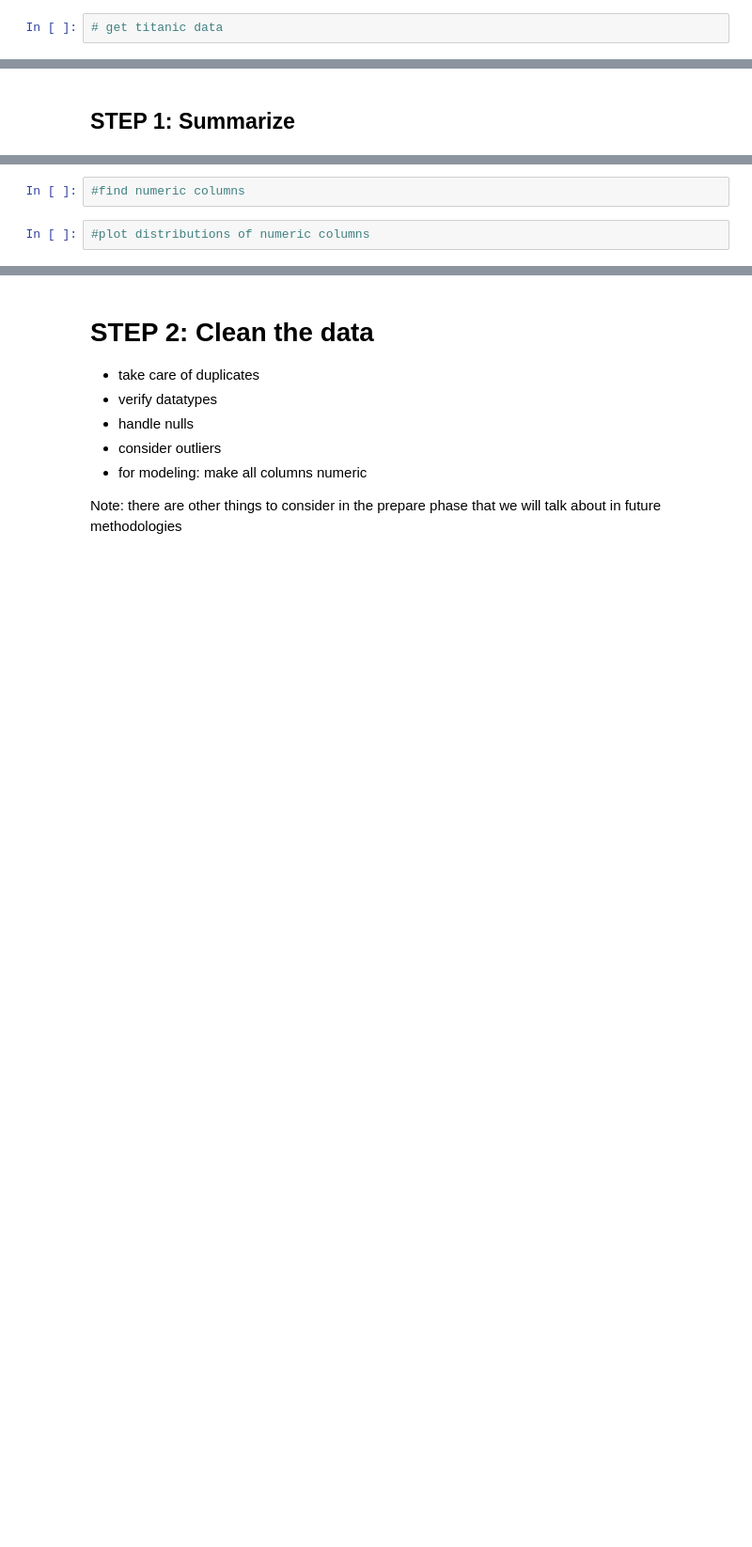
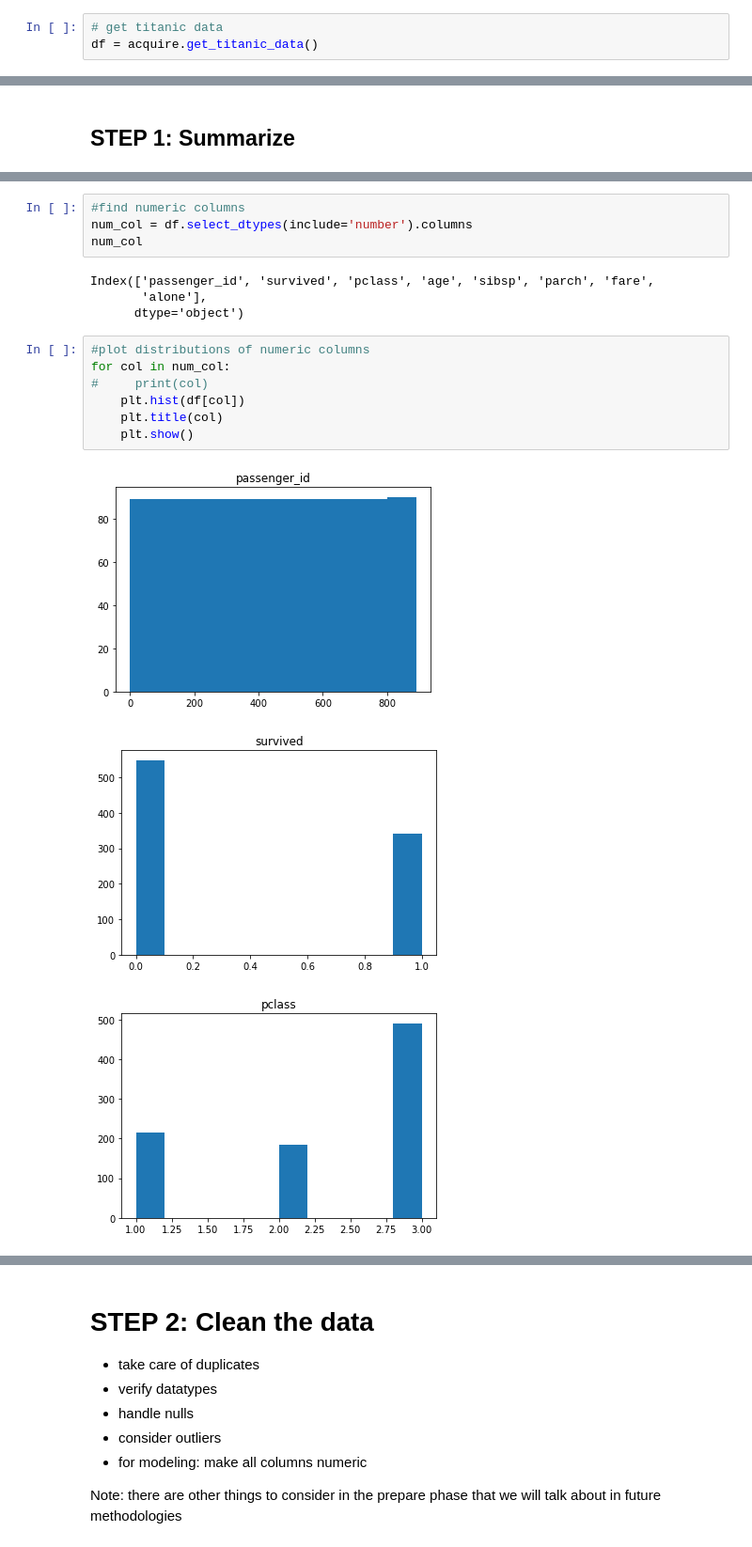
Before and after one commit to CodeupClassroom/pagel-classification-exercises, a Jupyter notebook: prepare_lesson.ipynb, the cells around one changed output, grey strips where cells are left out. Shown: that part at 94% size. Cells and saved outputs as stored; diff of their text form; blank space fills up the shorter version.

```diff
--- a/prepare_lesson.ipynb
+++ b/prepare_lesson.ipynb
@@ -37,2 +37,3 @@ Project goal: predict who survived the titanic
 # %%
 # get titanic data
+df = acquire.get_titanic_data()
@@ -75,4 +150,19 @@ What is our target variable?
 # %%
 #find numeric columns
+num_col = df.select_dtypes(include='number').columns
+num_col
+# %% [output]
+Index(['passenger_id', 'survived', 'pclass', 'age', 'sibsp', 'parch', 'fare',
+       'alone'],
+      dtype='object')
 # %%
 #plot distributions of numeric columns
+for col in num_col:
+#     print(col)
+    plt.hist(df[col])
+    plt.title(col)
+    plt.show()
+# %% [output]
+[figure, added]
+[figure, added]
+[figure, added]
```
Also changed, not shown: parts of 108 cells of this notebook.
